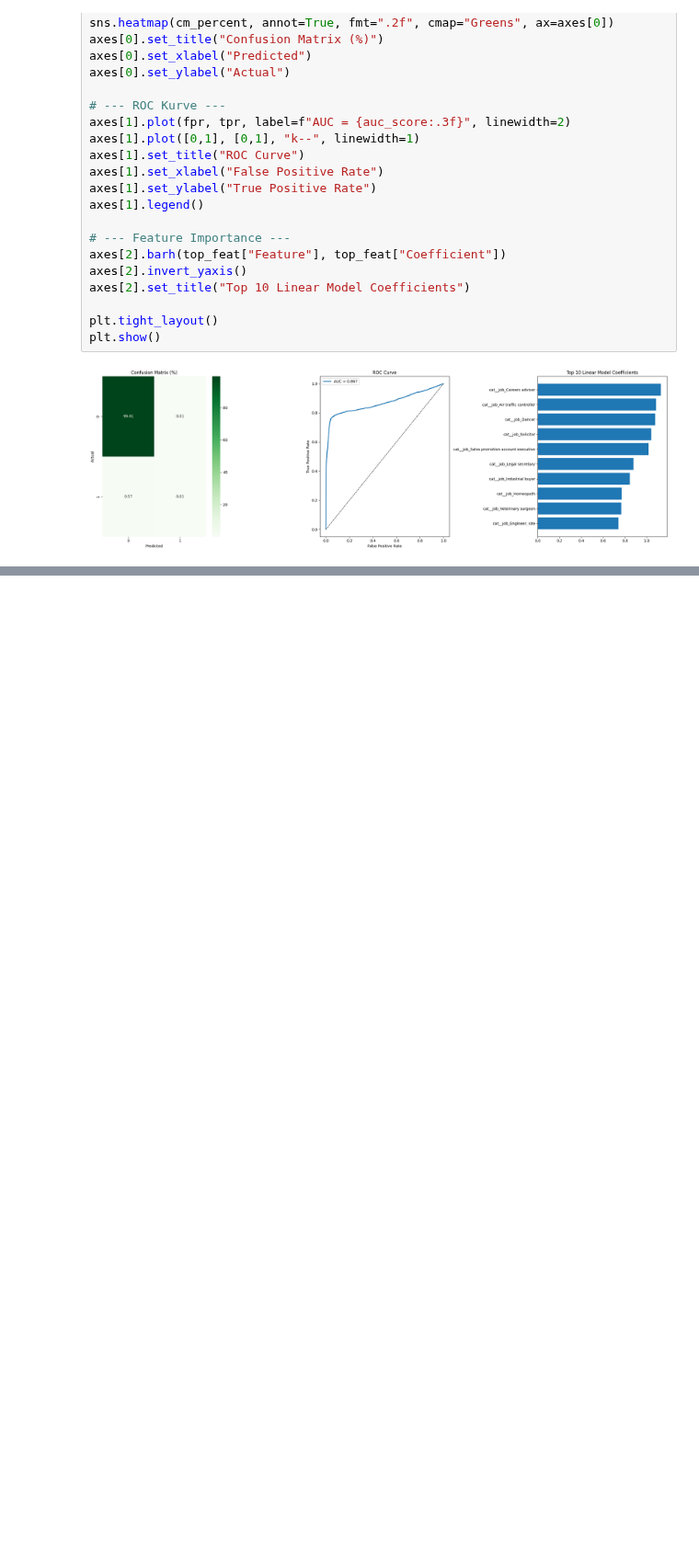
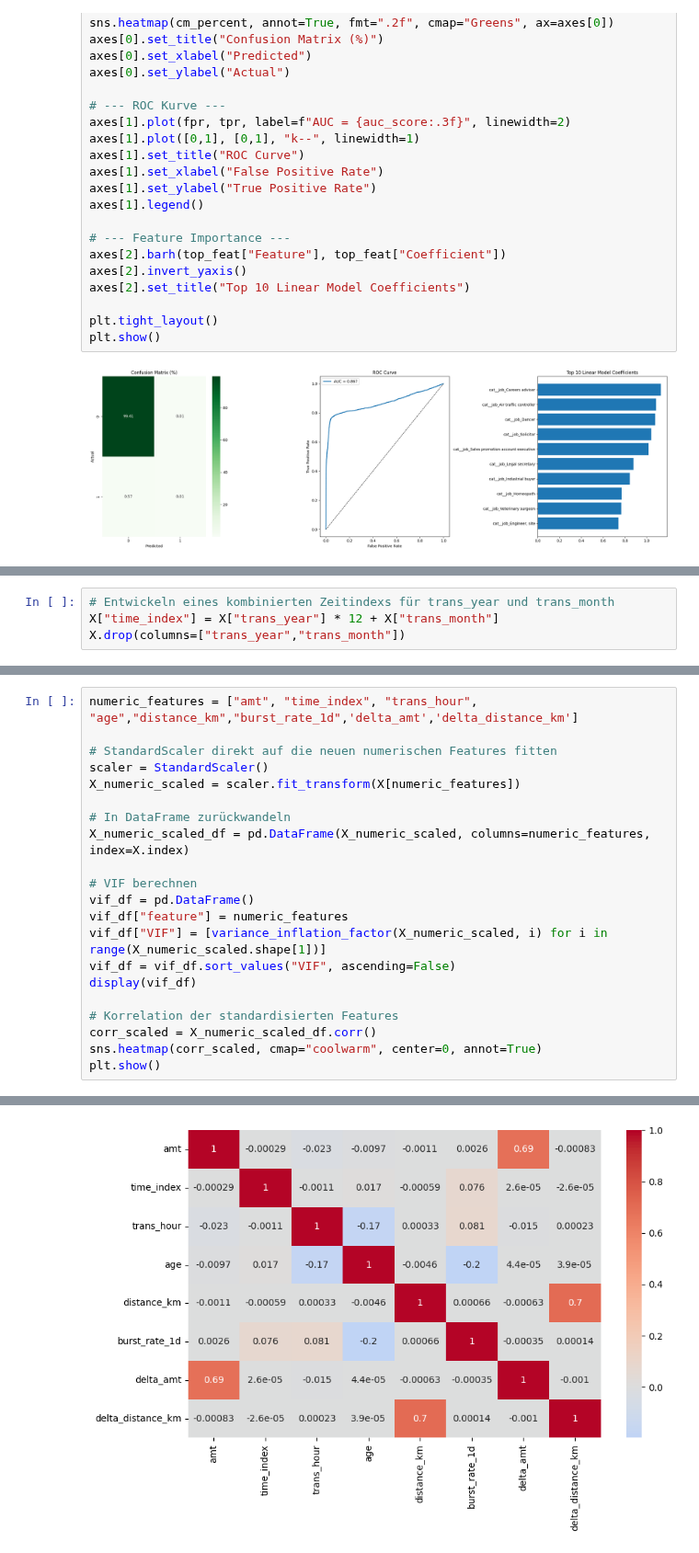
Before and after one commit to philethaler/Statistik-Datenbank, a Jupyter notebook: Analyse_11.ipynb, the cells around one changed output, grey strips where cells are left out. Shown at 92% size. Saved outputs shown, nothing was run; the diff lists cells and outputs as text; blank space fills up the shorter version.

```diff
--- a/Analyse_11.ipynb
+++ b/Analyse_11.ipynb
@@ -159,0 +316,4 @@ plt.show()
+# %%
+# Entwickeln eines kombinierten Zeitindexs für trans_year und trans_month
+X["time_index"] = X["trans_year"] * 12 + X["trans_month"]
+X.drop(columns=["trans_year","trans_month"])
@@ -159,0 +334,22 @@ plt.show()
+# %%
+numeric_features = ["amt", "time_index", "trans_hour", "age","distance_km","burst_rate_1d",'delta_amt','delta_distance_km']
+
+# StandardScaler direkt auf die neuen numerischen Features fitten
+scaler = StandardScaler()
+X_numeric_scaled = scaler.fit_transform(X[numeric_features])
+
+# In DataFrame zurückwandeln
+X_numeric_scaled_df = pd.DataFrame(X_numeric_scaled, columns=numeric_features, index=X.index)
+
+# VIF berechnen
+vif_df = pd.DataFrame()
+vif_df["feature"] = numeric_features
+vif_df["VIF"] = [variance_inflation_factor(X_numeric_scaled, i) for i in range(X_numeric_scaled.shape[1])]
+vif_df = vif_df.sort_values("VIF", ascending=False)
+display(vif_df)
+
+# Korrelation der standardisierten Features
+corr_scaled = X_numeric_scaled_df.corr()
+sns.heatmap(corr_scaled, cmap="coolwarm", center=0, annot=True)
+plt.show()
+# %% [output]
@@ -159,0 +365 @@ plt.show()
+[figure, added]
```
Also changed, not shown: parts of 13 cells of this notebook, 1 other file.
